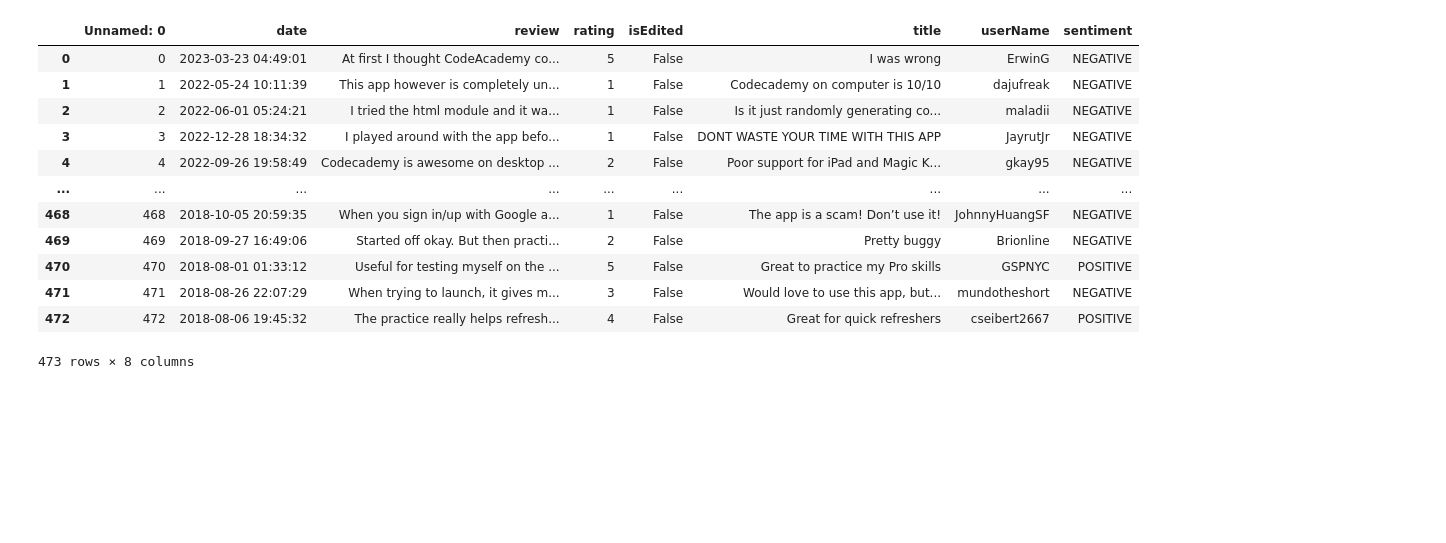
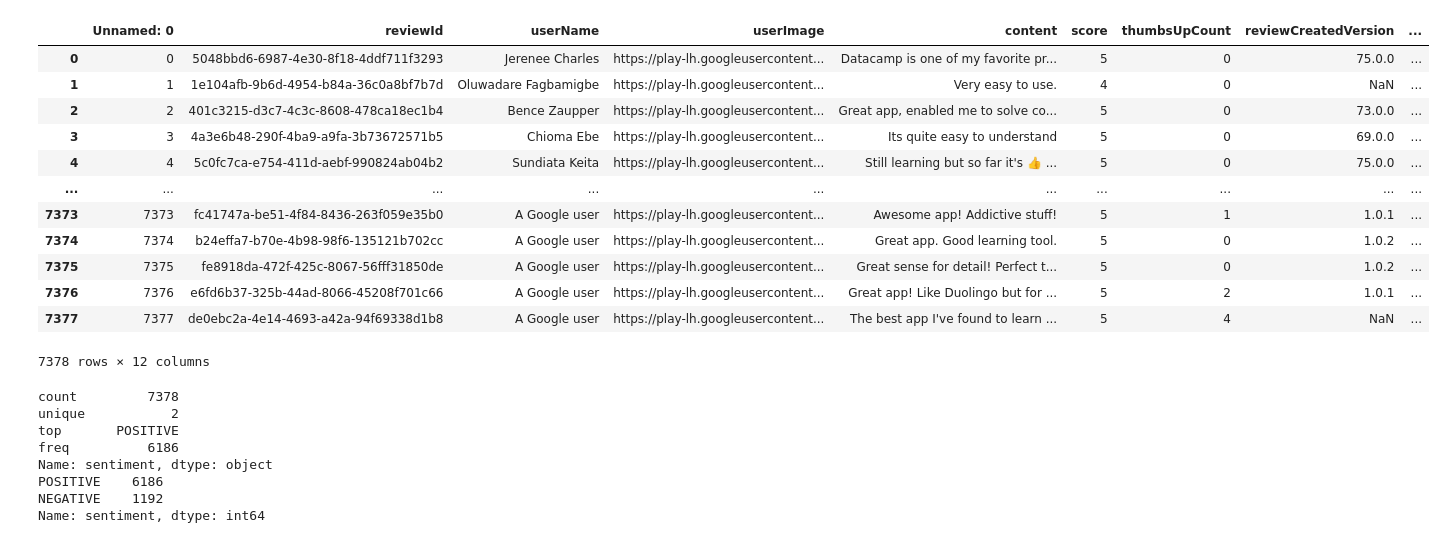
Before and after one commit to lopezbec/AI_Gamification_Python, a Jupyter notebook: reviews/appreviews_sentiment.ipynb, the cells around one changed output. Cells and saved outputs as stored; diff of their text form; code cells hidden in the pictures; blank space fills up the shorter version.

Commit message:
added Spanish Sentiment + plots

```diff
--- a/reviews/appreviews_sentiment.ipynb
+++ b/reviews/appreviews_sentiment.ipynb
@@ -34,10 +45,10 @@ classifier = TextClassifier.load('en-sentiment')
 # %%
-#@title App Reviews with Sentiment
+#@title App Reviews with Sentiment- English [(model here)](https://github.com/flairNLP/flair)
 
 #@markdown * ### Pick store:
-store = "App Store" #@param ["App Store", "Google Play Store"]
+store = "Google Play Store" #@param ["App Store", "Google Play Store"]
 #@markdown * ### Pick app:
-app = "codeacademy" #@param ["codeacademy", "datacamp", "encode", "learn-python-programiz", "mimo", "programming-hero", "programming-hub", "python-x", "sololearn"]
+app = "datacamp" #@param ["codeacademy", "datacamp", "encode", "learn-python-programiz", "mimo", "programming-hero", "programming-hub", "python-x", "sololearn"]
 
 dir = "https://raw.githubusercontent.com/lopezbec/AI_Gamification_Python/main/reviews/review-files/"
 
@@ -63,43 +74,64 @@ if input_file.endswith(".csv"):
             except:
                 continue
 
     else:
         for content in tqdm(df['content']):
             try:
                 sentence = Sentence(content)
                 classifier.predict(sentence)
                 sentiment = sentence.labels[0].value
                 sentiments.append(sentiment)
                 df['sentiment']=sentiments
             except:
                 continue
 
 #@markdown * ### Display data?
 visualize = "Yes" #@param ["Yes", "No"]
 if visualize == "Yes":
     display(df)
+    print(df['sentiment'].describe())
+    print(df['sentiment'].value_counts())
+
+        # Create a box plot of rating given sentiment
+    ax = df.boxplot(column='score', by='sentiment', figsize=(8,6))
+    # Add mean value to each box plot
+    means = df.groupby('sentiment').mean().reset_index()
+    for i, mean in means.iterrows():
+        ax.text(i+1, mean['score'], f"Mean: {mean['score']:.2f}", horizontalalignment='center')
+    plt.title('Box plot of rating given sentiment')
+    plt.xlabel('Sentiment')
+    plt.ylabel('Rating')
+    plt.show()
 else:
     print("No display")
 #@markdown * ### Save to csv?
 csv = "Yes" #@param ["Yes", "No"]
 if csv == "Yes":
     # Get the output file name by appending "_sentiment" before the file extension
     output_file = os.path.splitext(input_file)[0] + "_sentiment.csv"
     # Save the new CSV file with sentiment column
     df.to_csv(output_file, index=False)
 else:
     print("No export")
 # %% [output]
-|  | Unnamed: 0 | date | review | rating | isEdited | title | userName | sentiment |
-| 0 | 0 | 2023-03-23 04:49:01 | At first I thought CodeAcademy co... | 5 | False | I was wrong | ErwinG | NEGATIVE |
-| 1 | 1 | 2022-05-24 10:11:39 | This app however is completely un... | 1 | False | Codecademy on computer is 10/10 | dajufreak | NEGATIVE |
-| 2 | 2 | 2022-06-01 05:24:21 | I tried the html module and it wa... | 1 | False | Is it just randomly generating co... | maladii | NEGATIVE |
-| 3 | 3 | 2022-12-28 18:34:32 | I played around with the app befo... | 1 | False | DONT WASTE YOUR TIME WITH THIS APP | JayrutJr | NEGATIVE |
-| 4 | 4 | 2022-09-26 19:58:49 | Codecademy is awesome on desktop ... | 2 | False | Poor support for iPad and Magic K... | gkay95 | NEGATIVE |
-| ... | ... | ... | ... | ... | ... | ... | ... | ... |
-| 468 | 468 | 2018-10-05 20:59:35 | When you sign in/up with Google a... | 1 | False | The app is a scam! Don’t use it! | JohnnyHuangSF | NEGATIVE |
-| 469 | 469 | 2018-09-27 16:49:06 | Started off okay. But then practi... | 2 | False | Pretty buggy | Brionline | NEGATIVE |
-| 470 | 470 | 2018-08-01 01:33:12 | Useful for testing myself on the ... | 5 | False | Great to practice my Pro skills | GSPNYC | POSITIVE |
-| 471 | 471 | 2018-08-26 22:07:29 | When trying to launch, it gives m... | 3 | False | Would love to use this app, but... | mundotheshort | NEGATIVE |
-| 472 | 472 | 2018-08-06 19:45:32 | The practice really helps refresh... | 4 | False | Great for quick refreshers | cseibert2667 | POSITIVE |
+|  | Unnamed: 0 | reviewId | userName | userImage | content | score | thumbsUpCount | reviewCreatedVersion | ... |
+| 0 | 0 | 5048bbd6-6987-4e30-8f18-4ddf711f3293 | Jerenee Charles | https://play-lh.googleusercontent... | Datacamp is one of my favorite pr... | 5 | 0 | 75.0.0 | ... |
+| 1 | 1 | 1e104afb-9b6d-4954-b84a-36c0a8bf7b7d | Oluwadare Fagbamigbe | https://play-lh.googleusercontent... | Very easy to use. | 4 | 0 | NaN | ... |
+| 2 | 2 | 401c3215-d3c7-4c3c-8608-478ca18ec1b4 | Bence Zaupper | https://play-lh.googleusercontent... | Great app, enabled me to solve co... | 5 | 0 | 73.0.0 | ... |
+| 3 | 3 | 4a3e6b48-290f-4ba9-a9fa-3b73672571b5 | Chioma Ebe | https://play-lh.googleusercontent... | Its quite easy to understand | 5 | 0 | 69.0.0 | ... |
+| 4 | 4 | 5c0fc7ca-e754-411d-aebf-990824ab04b2 | Sundiata Keita | https://play-lh.googleusercontent... | Still learning but so far it's 👍 ... | 5 | 0 | 75.0.0 | ... |
+| ... | ... | ... | ... | ... | ... | ... | ... | ... | ... |
+| 7373 | 7373 | fc41747a-be51-4f84-8436-263f059e35b0 | A Google user | https://play-lh.googleusercontent... | Awesome app! Addictive stuff! | 5 | 1 | 1.0.1 | ... |
+| 7374 | 7374 | b24effa7-b70e-4b98-98f6-135121b702cc | A Google user | https://play-lh.googleusercontent... | Great app. Good learning tool. | 5 | 0 | 1.0.2 | ... |
+| 7375 | 7375 | fe8918da-472f-425c-8067-56fff31850de | A Google user | https://play-lh.googleusercontent... | Great sense for detail! Perfect t... | 5 | 0 | 1.0.2 | ... |
+| 7376 | 7376 | e6fd6b37-325b-44ad-8066-45208f701c66 | A Google user | https://play-lh.googleusercontent... | Great app! Like Duolingo but for ... | 5 | 2 | 1.0.1 | ... |
+| 7377 | 7377 | de0ebc2a-4e14-4693-a42a-94f69338d1b8 | A Google user | https://play-lh.googleusercontent... | The best app I've found to learn ... | 5 | 4 | NaN | ... |
-473 rows × 8 columns
+7378 rows × 12 columns
+count         7378
+unique           2
+top       POSITIVE
+freq          6186
+Name: sentiment, dtype: object
+POSITIVE    6186
+NEGATIVE    1192
+Name: sentiment, dtype: int64
```
Also changed, not shown: parts of 4 cells of this notebook.
